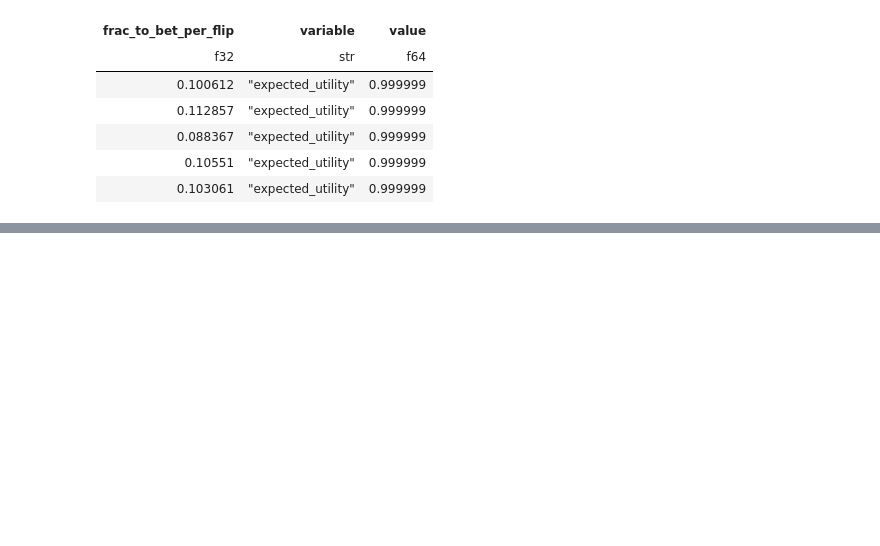
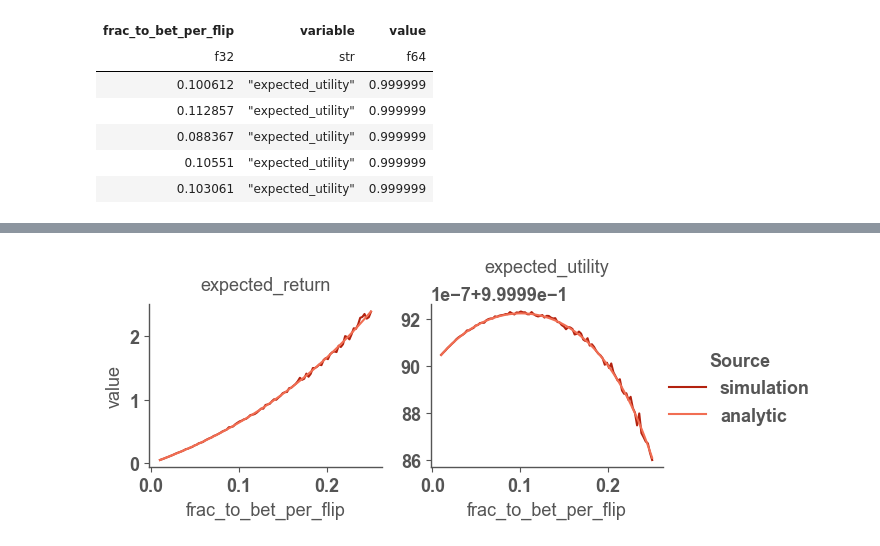
Before and after one commit to jaryaman/financial-decisions, a Jupyter notebook: notebooks/1-crra-utility.ipynb, the cells around one changed output, grey strips where cells are left out. Drawn from its saved outputs; the diff is of its cells as text; code cells hidden in the pictures; blank space fills up the shorter version.

Commit message:
analytics

```diff
--- a/notebooks/1-crra-utility.ipynb
+++ b/notebooks/1-crra-utility.ipynb
@@ -139,0 +219,32 @@ shape: (5, 3)
+# %%
+all_results_analytic = []
+for f in frac_to_bet_per_flip:
+    final_wealth = initial_wealth * (1 + f) ** n_heads * (1 - f) ** (n_flips - n_heads)
+    expected_return = np.sum(binom.pmf(n_heads, n_flips, bias) * final_wealth)/initial_wealth - 1
+    expected_utility = np.sum(
+        binom.pmf(n_heads, n_flips, bias) * crra_utility(final_wealth, gamma=2)
+    )
+    result_analytic = pl.DataFrame(
+        {
+            "expected_return": expected_return,
+            "expected_utility": expected_utility,
+        }
+    ).with_columns(pl.lit(f, dtype=pl.Float32()).alias("frac_to_bet_per_flip"))
+    all_results_analytic.append(result_analytic)
+all_results_analytic = pl.concat(all_results_analytic).unpivot(
+    index="frac_to_bet_per_flip"
+)
+# %%
+all_results_sim_ana = pl.concat(
+    [
+        all_results.with_columns(pl.lit("simulation").alias("source")),
+        all_results_analytic.with_columns(pl.lit("analytic").alias("source")),
+    ]
+)
+# %%
+g = sb.FacetGrid(all_results_sim_ana, col="variable", sharey=False)
+g.map_dataframe(sb.lineplot, "frac_to_bet_per_flip", "value", hue="source")
+g.add_legend(title="Source")
+g.set_titles("{col_name}");
+# %% [output]
+[figure, added]
```
Also changed, not shown: parts of 8 cells of this notebook, 2 other files.
